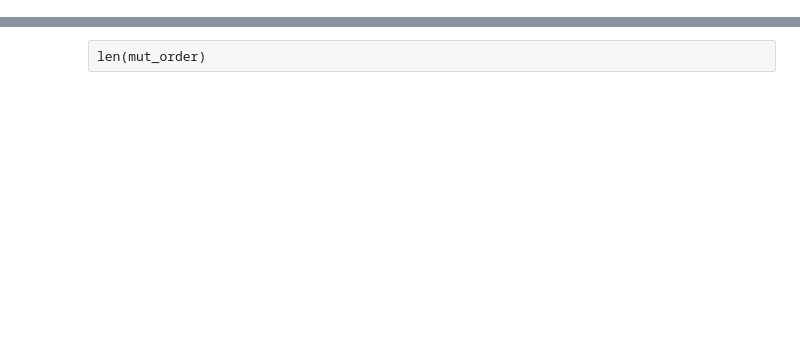
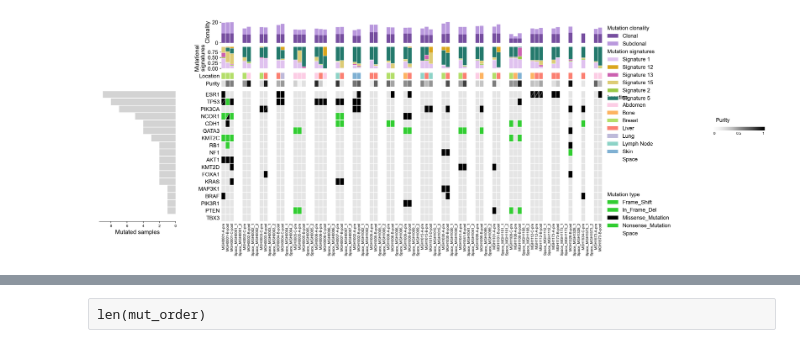
Before and after one commit to getzlab/Rapid_Autopsy_Convergent_Evolution, a Jupyter notebook: Figure2/Extended_Data_PrePost_Comut/PrePost_Sample_Comut.ipynb, the cells around one changed output, grey strips where cells are left out. Cells and saved outputs as stored; diff of their text form; code cells hidden in the pictures; blank space fills up the shorter version.

```diff
--- a/Figure2/Extended_Data_PrePost_Comut/PrePost_Sample_Comut.ipynb
+++ b/Figure2/Extended_Data_PrePost_Comut/PrePost_Sample_Comut.ipynb
@@ -169,3 +171,27 @@ autopsy_comut.figure.savefig('/Users/lmartin/Documents/2020/autopsy_comut/all_cd
+# %%
+
+# color bars must be added manually based on figure coordinates - [left, bottom, width, height]
+purity_ax = pre_post_comut.figure.add_axes([1.07, 0.46, 0.08, 0.014])
+
+# purity ranges from 0 to 1
+norm = matplotlib.colors.Normalize(vmin=0, vmax=1)
+
+# create the colorbar with colormap used when the continuous data was added (purp_7)
+purity_colorbar = pre_post_comut.figure.colorbar(matplotlib.cm.ScalarMappable(norm=norm, cmap='Greys'),
+                                                 cax=purity_ax, orientation='horizontal')
+
+# remove tick marks and move tick labels slightly inwards. Also remove black border
+purity_colorbar.ax.tick_params(size=0)
+purity_colorbar.set_ticks([0.03,0.5,0.97])
+purity_colorbar.set_ticklabels([0,0.5,1])
+purity_colorbar.outline.set_visible(False)
+
+# set title of colorbar to line up with other legend elements
+purity_colorbar.set_label('Purity', labelpad = -38, x = 0.19, fontsize = 12)
+
+pre_post_comut.figure
+# %% [output]
+[figure, added]
 # %%
 
 percentages = (mutation_freq_data['mutated_samples'] /len(sample_order)*100).round(1).astype(str) + '%'
```
Also changed, not shown: parts of 7 cells of this notebook, 14 other files.
